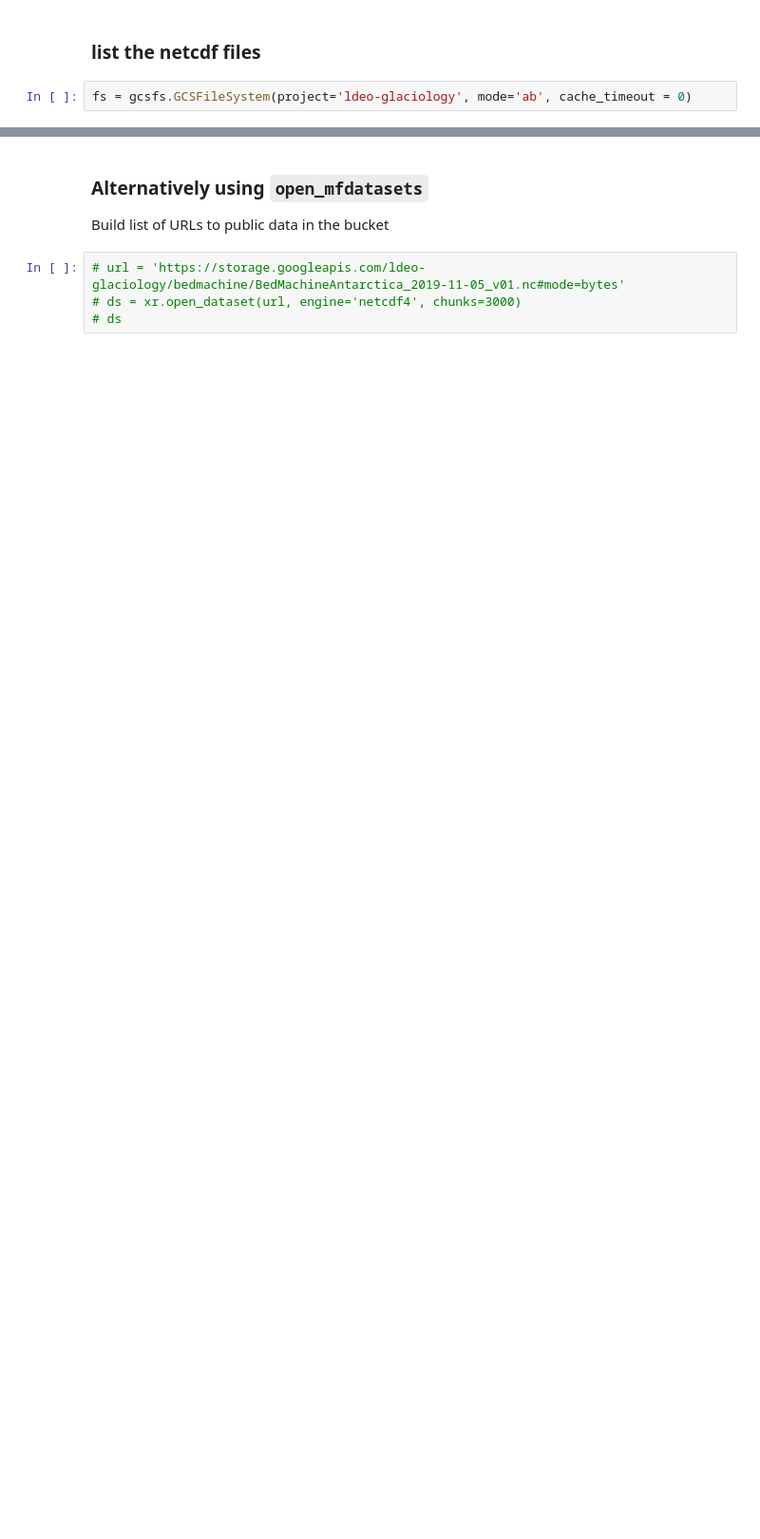
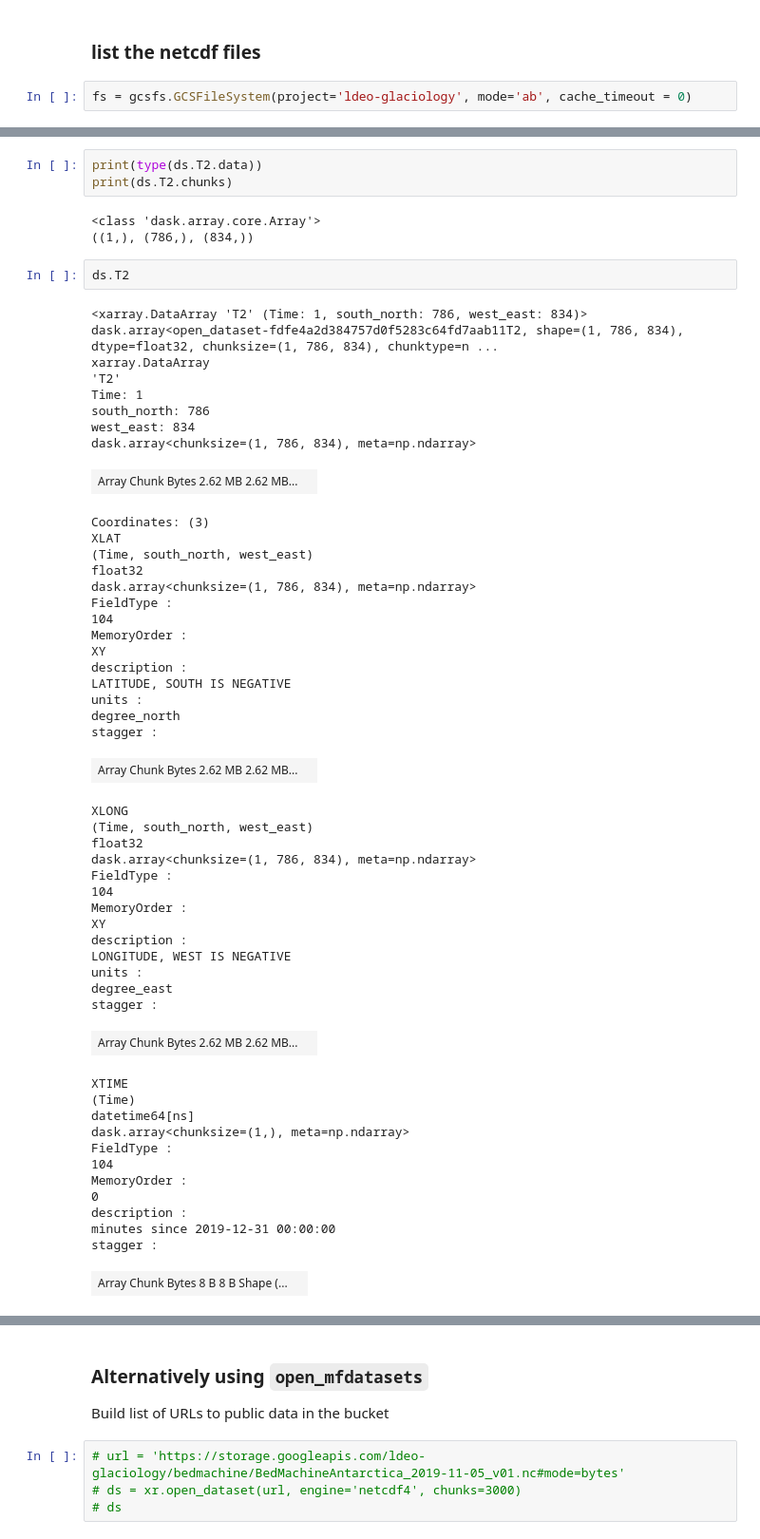
Before and after one commit to ldeo-glaciology/pangeo-AMPS, a Jupyter notebook: test_lazyload_AMPS_OOI-d02.ipynb, the cells around one changed output, grey strips where cells are left out. Shown at 95% size. Saved outputs shown, nothing was run; the diff lists cells and outputs as text; blank space fills up the shorter version.

```diff
--- a/test_lazyload_AMPS_OOI-d02.ipynb
+++ b/test_lazyload_AMPS_OOI-d02.ipynb
@@ -64,0 +95,58 @@ ldeo-glaciology/AMPS/WRF_24/domain_02/wrfout_d02_2019120112_f003.nc
+# %%
+print(type(ds.T2.data))
+print(ds.T2.chunks)
+# %% [output]
+<class 'dask.array.core.Array'>
+((1,), (786,), (834,))
+# %%
+ds.T2
+# %% [output]
+<xarray.DataArray 'T2' (Time: 1, south_north: 786, west_east: 834)> dask.array<open_dataset-fdfe4a2d384757d0f5283c64fd7aab11T2, shape=(1, 786, 834), dtype=float32, chunksize=(1, 786, 834), chunktype=n ...
+xarray.DataArray
+'T2'
+Time: 1
+south_north: 786
+west_east: 834
+dask.array<chunksize=(1, 786, 834), meta=np.ndarray>
+| Array Chunk Bytes 2.62 MB 2.62 MB... |  |
+Coordinates: (3)
+XLAT
+(Time, south_north, west_east)
+float32
+dask.array<chunksize=(1, 786, 834), meta=np.ndarray>
+FieldType :
+104
+MemoryOrder :
+XY
+description :
+LATITUDE, SOUTH IS NEGATIVE
+units :
+degree_north
+stagger :
+| Array Chunk Bytes 2.62 MB 2.62 MB... |  |
+XLONG
+(Time, south_north, west_east)
+float32
+dask.array<chunksize=(1, 786, 834), meta=np.ndarray>
+FieldType :
+104
+MemoryOrder :
+XY
+description :
+LONGITUDE, WEST IS NEGATIVE
+units :
+degree_east
+stagger :
+| Array Chunk Bytes 2.62 MB 2.62 MB... |  |
+XTIME
+(Time)
+datetime64[ns]
+dask.array<chunksize=(1,), meta=np.ndarray>
+FieldType :
+104
+MemoryOrder :
+0
+description :
+minutes since 2019-12-31 00:00:00
+stagger :
+| Array Chunk Bytes 8 B 8 B Shape (... |  |
```
Also changed, not shown: parts of 49 cells of this notebook, 3 other files.
